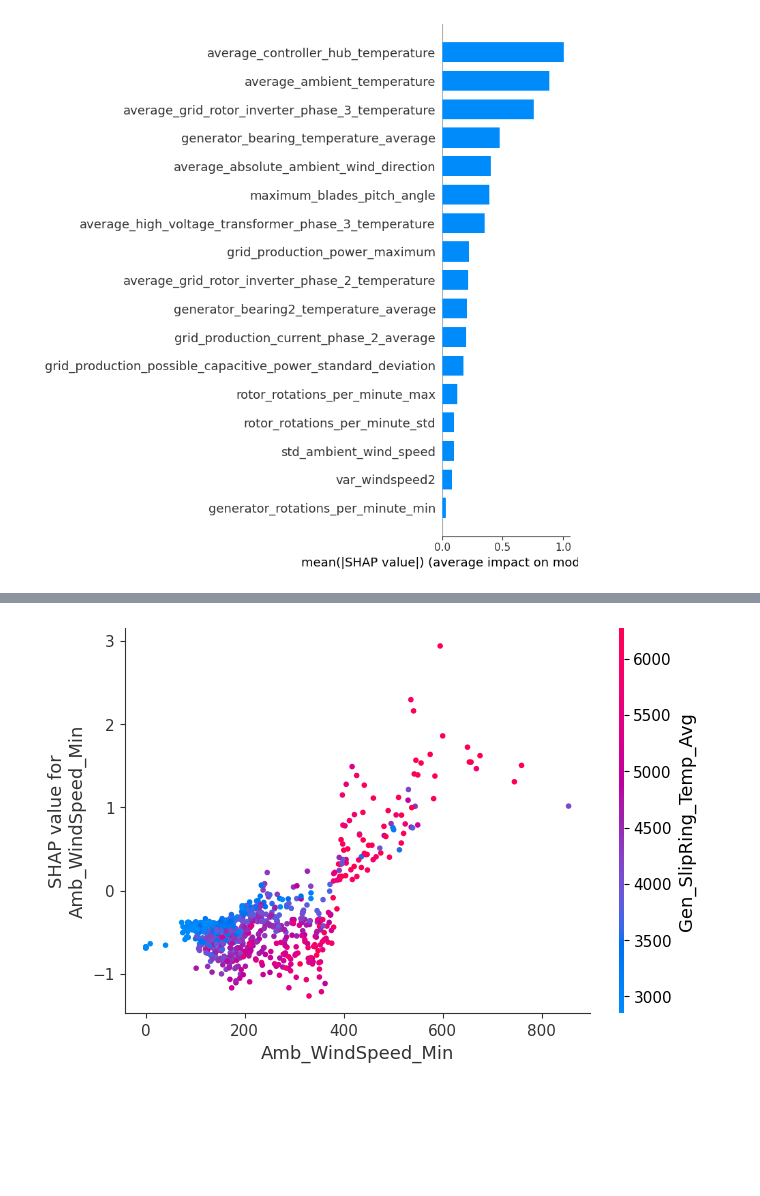
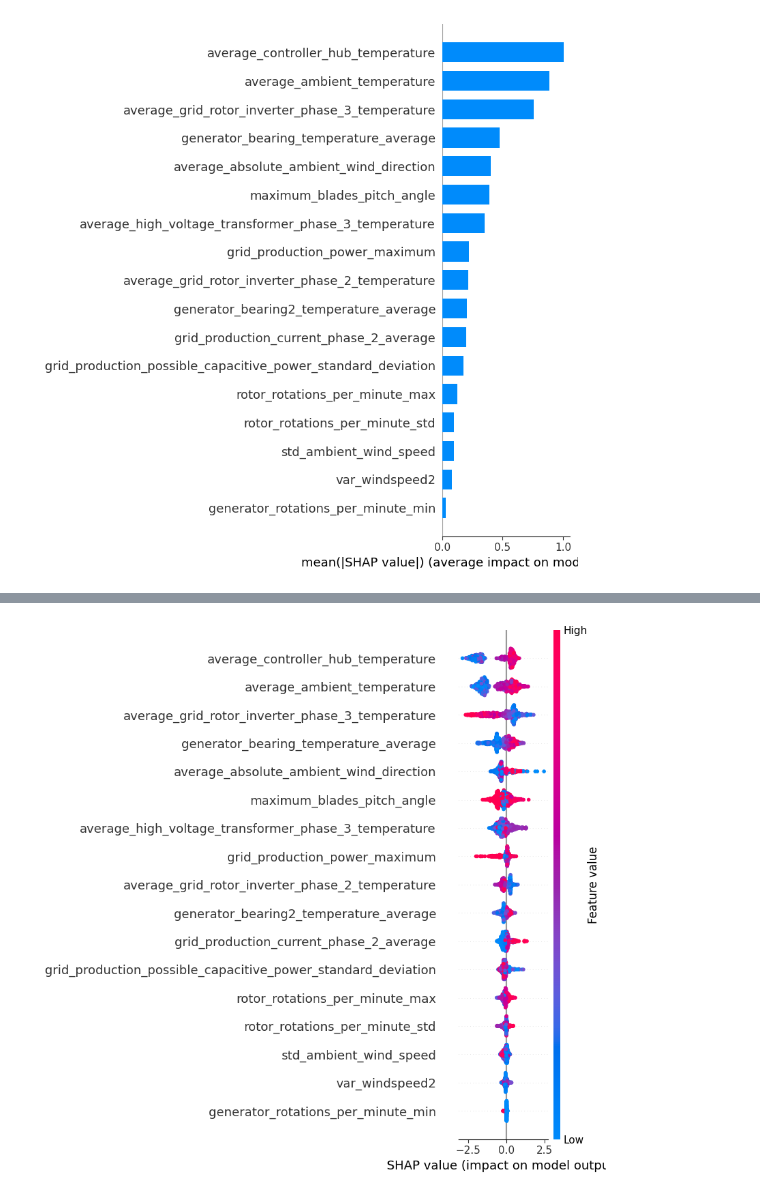
Before and after one commit to Supriya251998/wind_Turbine, a Jupyter notebook: XAI/SHAP.ipynb, the cells around one changed output, grey strips where cells are left out. Saved outputs shown, nothing was run; the diff lists cells and outputs as text; code cells hidden in the pictures; blank space fills up the shorter version.

```diff
--- a/XAI/SHAP.ipynb
+++ b/XAI/SHAP.ipynb
@@ -58,2 +19,15 @@ for component in components:
+# %%
+import sys
+import os
+sys.path.append(os.path.abspath('/Users/supriyasindigerekumaraswmamy/Desktop/Thesis/wind_Turbine'))
+
+from utils.helper import *
+failures = load_failures_data('../data/model_data/failures.csv')
+components = failures['component'].unique()
+component_data = load_all_component_data(components)
+data_splits = prepare_all_data_for_training(component_data, "target_class")
+models = load_all_models(components, "xgb")
+selected_features_data = fit_and_select_features(models, data_splits)
+models = retrain_models_on_selected_features(models, selected_features_data, data_splits)
 # %%
 for component in components:
@@ -76,5 +46,5 @@ shap.summary_plot(shap_values, GEARBOX_selected_features_test)
-# %%
-shap.dependence_plot("Amb_WindSpeed_Min", shap_values, GEARBOX_selected_features_test)
-# %% [output]
-[figure, removed]
+# %%
+shap.summary_plot(GEARBOX_shap_values, selected_features_data['GEARBOX'][1])
+# %% [output]
+[figure, added]
 # %%
```
Also changed, not shown: parts of 16 cells of this notebook.
